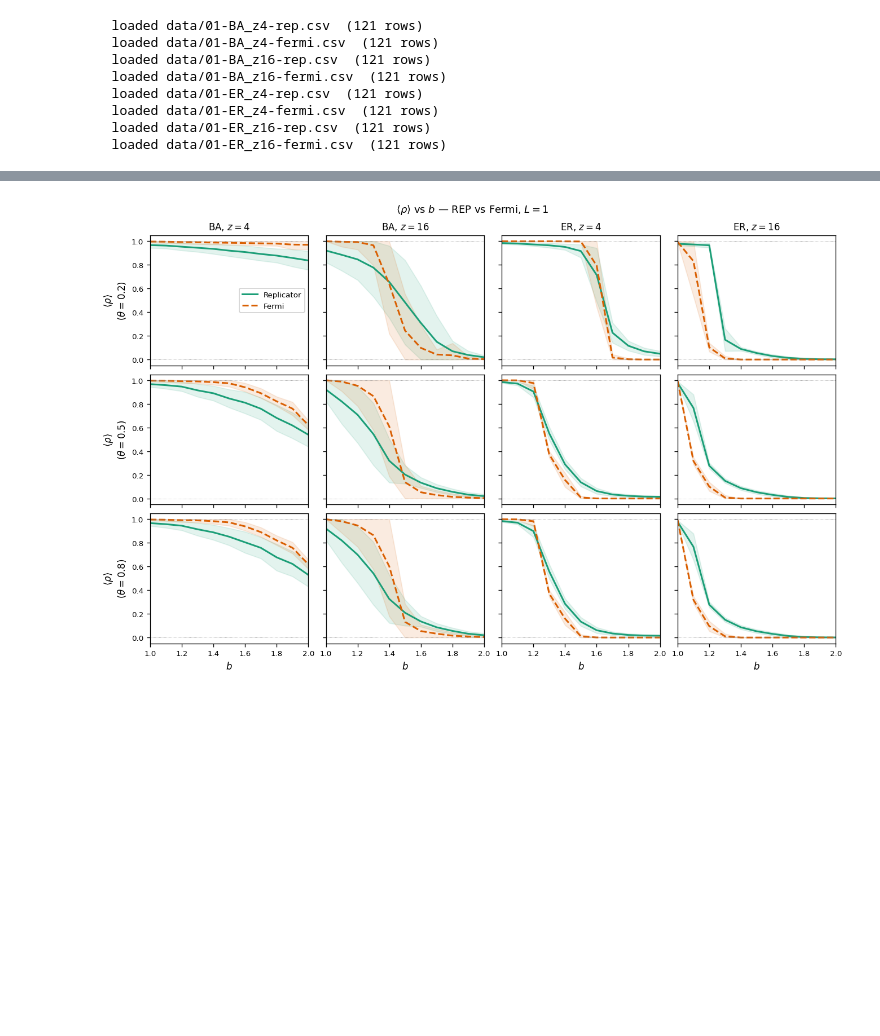
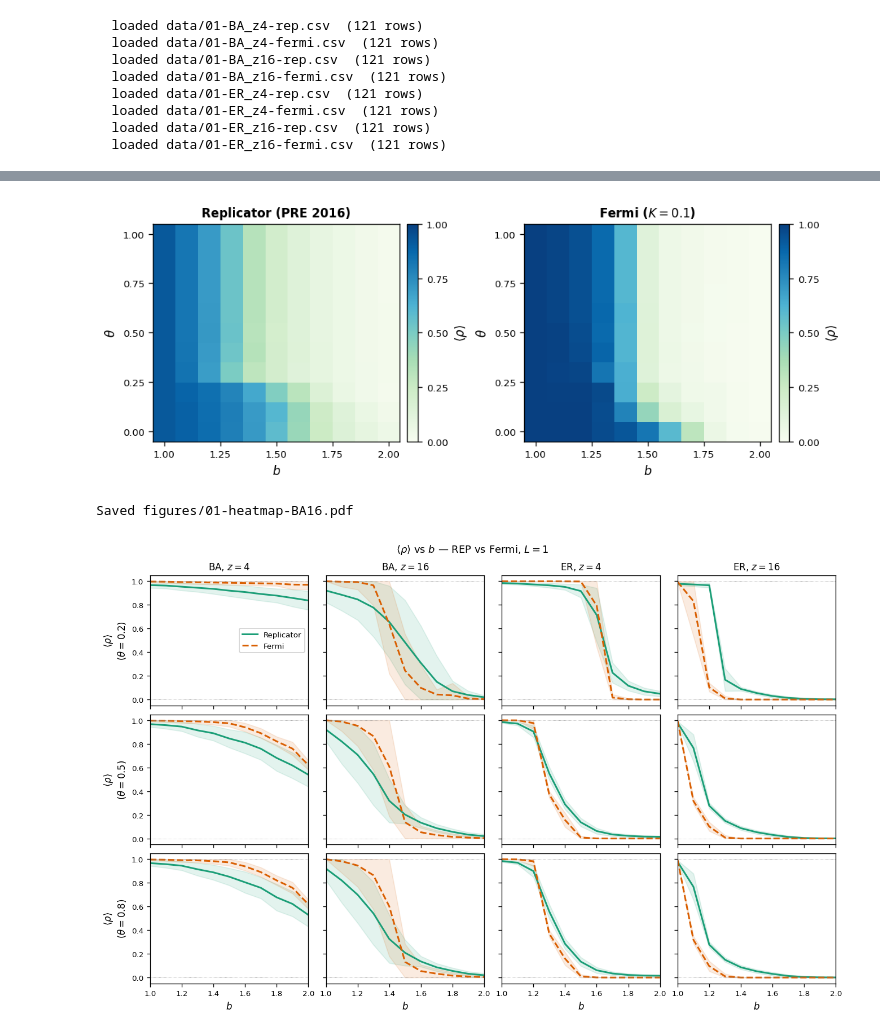
Before and after one commit to mpereda/long-range-social-pressure, a Jupyter notebook: 01-REP-vs-Fermi.ipynb, the cells around one changed output, grey strips where cells are left out. Saved outputs shown, nothing was run; the diff lists cells and outputs as text; code cells hidden in the pictures; blank space fills up the shorter version.

```diff
--- a/01-REP-vs-Fermi.ipynb
+++ b/01-REP-vs-Fermi.ipynb
@@ -217,4 +209,35 @@ print('Saved figures/01-heatmaps.pdf')
 Saved figures/01-heatmaps.pdf
+# %%
+# -- Fig. 2 of the main text: BA z=16 only (replicator vs Fermi), single row crop --
+fig1b, axes1b = plt.subplots(
+    1, len(RULES),
+    figsize=(8.5, 3.2),
+    constrained_layout=True,
+)
+
+key_ba16 = 'BA_z16'
+for col, (rule, rule_title) in enumerate(RULES):
+    ax  = axes1b[col]
+    mat = rho_matrix(data[(key_ba16, rule)])
+    im  = ax.imshow(
+        mat, origin='lower', aspect='auto',
+        vmin=VMIN, vmax=VMAX, cmap=CMAP, extent=EXTENT,
+    )
+    ax.set_xlabel('$b$')
+    ax.set_ylabel(r'$\theta$')
+    ax.xaxis.set_major_locator(mticker.MultipleLocator(0.25))
+    ax.yaxis.set_major_locator(mticker.MultipleLocator(0.25))
+    ax.set_title(rule_title, fontweight='bold')
+    cb = fig1b.colorbar(im, ax=ax, fraction=0.046, pad=0.03)
+    cb.set_label(r'$\langle\rho\rangle$')
+    cb.set_ticks([0, 0.25, 0.5, 0.75, 1.0])
+
+fig1b.savefig('figures/01-heatmap-BA16.pdf', bbox_inches='tight')
+plt.show()
+print('Saved figures/01-heatmap-BA16.pdf')
+# %% [output]
+[figure, added]
+Saved figures/01-heatmap-BA16.pdf
 # %%
 # ── Figure 2: marginals ⟨ρ⟩ vs b at selected θ values ───────────────────────
 THETA_SHOW = [0.2, 0.5, 0.8]
```
Also changed, not shown: parts of 2 cells of this notebook, 4 other files.
